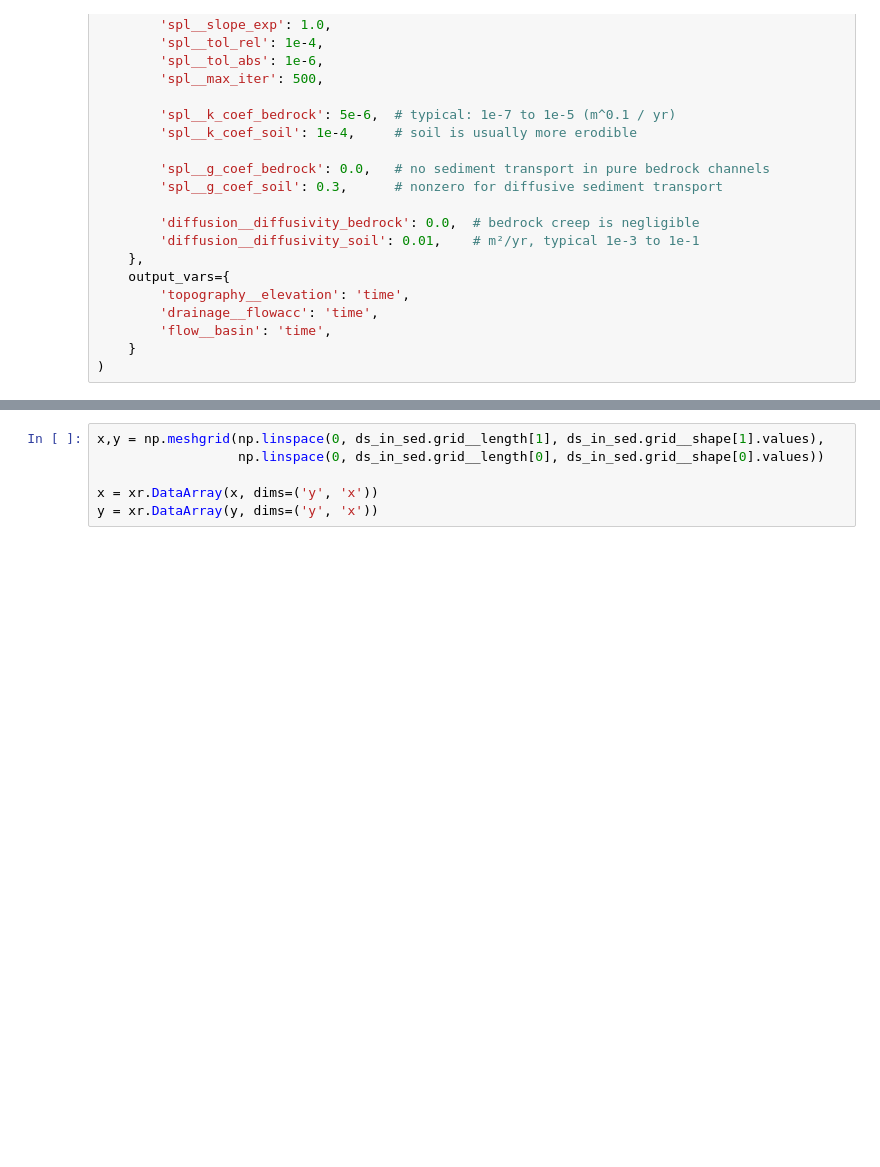
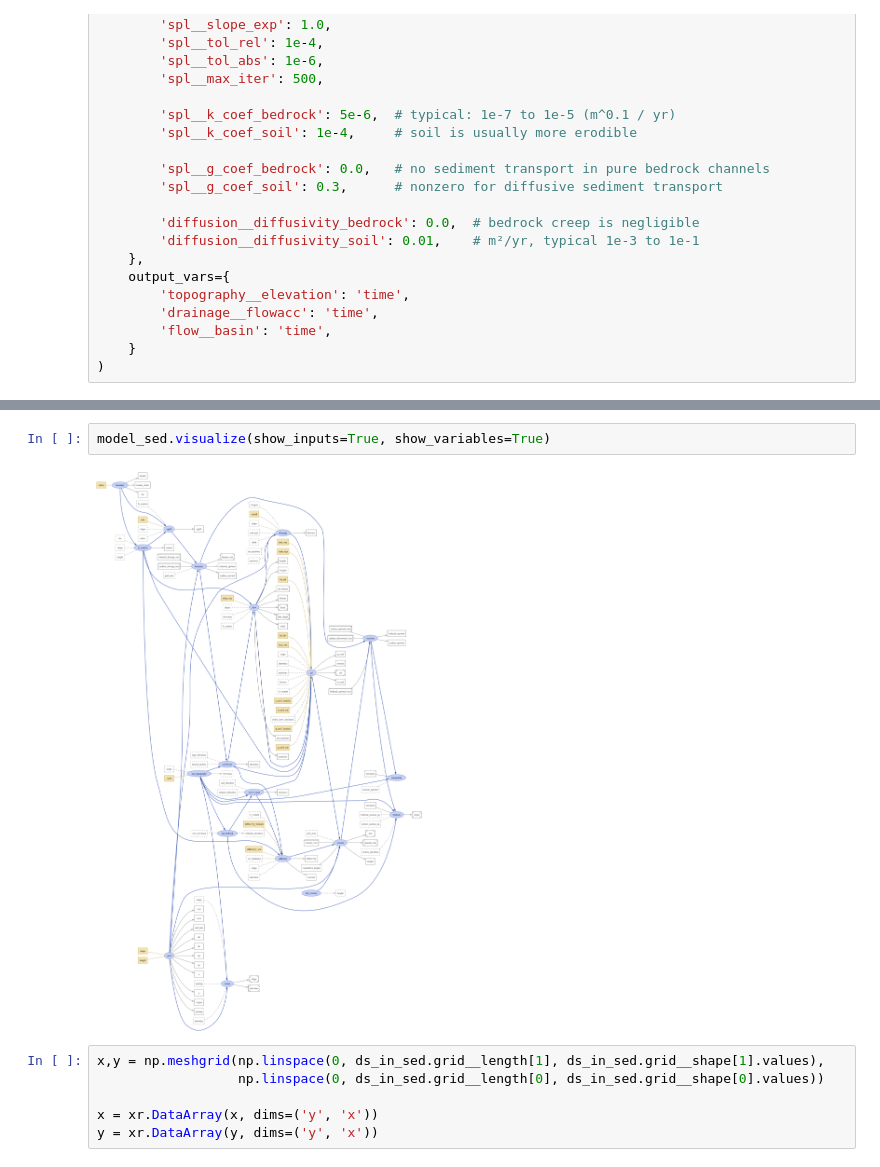
Before and after one commit to maltespringer/Landscape_Evolution_Modelling_FastScape_Graph_Theory, a Jupyter notebook: Project_ESPM_Test.ipynb, the cells around one changed output, grey strips where cells are left out. Saved outputs shown, nothing was run; the diff lists cells and outputs as text; blank space fills up the shorter version.

Commit message:
Addition of model functions

```diff
--- a/Project_ESPM_Test.ipynb
+++ b/Project_ESPM_Test.ipynb
@@ -662,3 +120,7 @@ ds_in_sed = xs.create_setup(
+# %%
+model_sed.visualize(show_inputs=True, show_variables=True)
+# %% [output]
+[figure, added]
 # %%
 x,y = np.meshgrid(np.linspace(0, ds_in_sed.grid__length[1], ds_in_sed.grid__shape[1].values),
                   np.linspace(0, ds_in_sed.grid__length[0], ds_in_sed.grid__shape[0].values))
```
Also changed, not shown: parts of 100 cells of this notebook, 1 other file.
